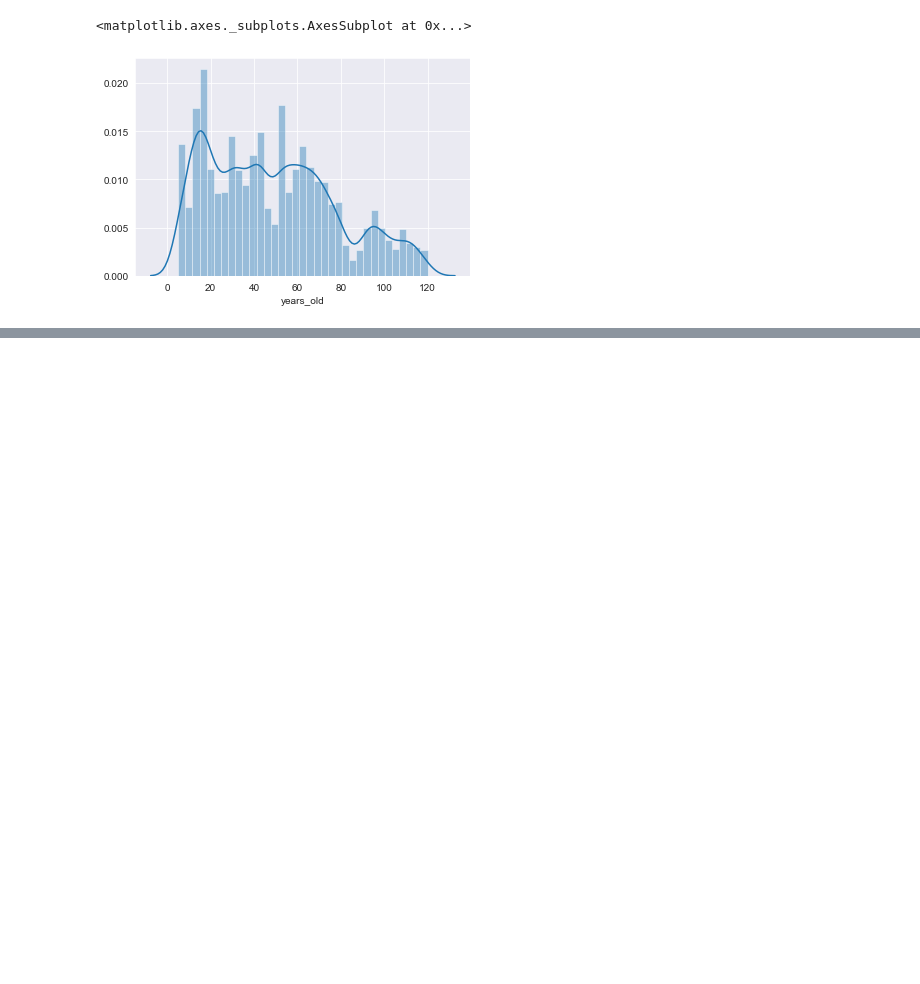
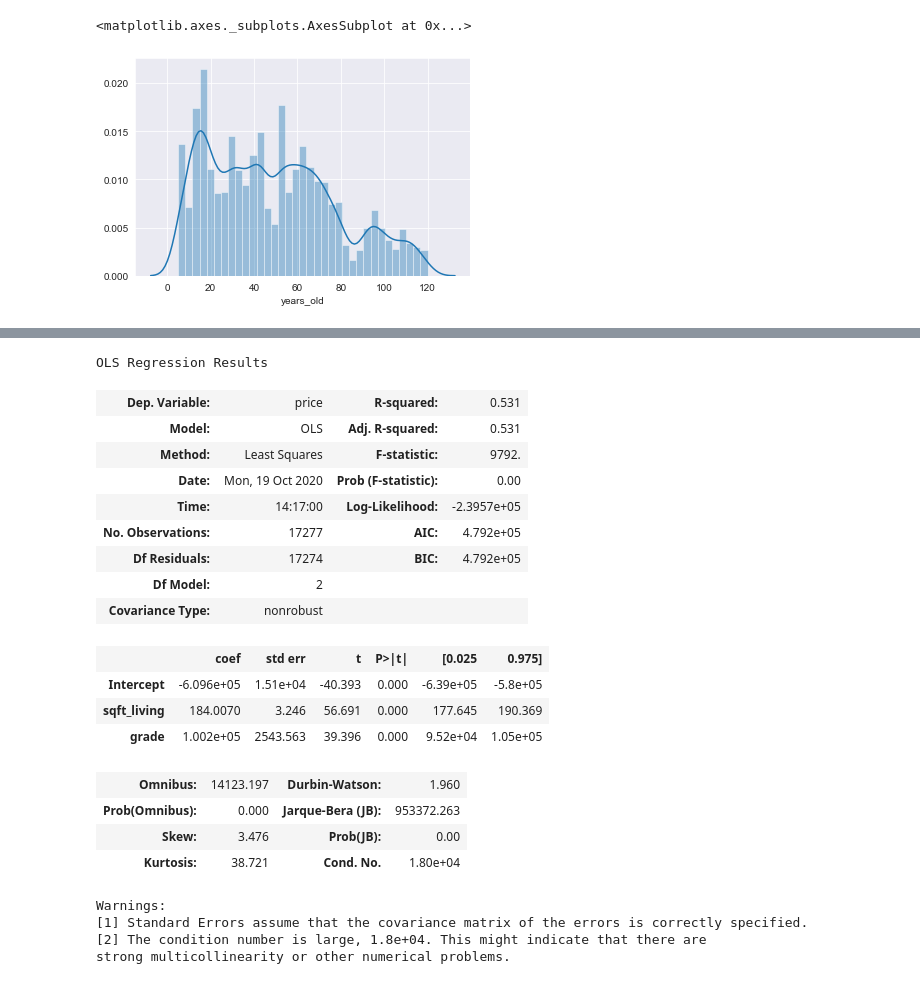
Before and after one commit to griffinhundley/predicting-housing-prices, a Jupyter notebook: data-cleaning.ipynb, the cells around one changed output, grey strips where cells are left out. Cells and saved outputs as stored; diff of their text form; code cells hidden in the pictures; blank space fills up the shorter version.

```diff
--- a/data-cleaning.ipynb
+++ b/data-cleaning.ipynb
@@ -145,3 +152,32 @@ Warnings:
 [1] Standard Errors assume that the covariance matrix of the errors is correctly specified.
 [2] The condition number is large, 1.47e+05. This might indicate that there are
 strong multicollinearity or other numerical problems.
+# %%
+formula = "price ~ sqft_living + grade"
+data_ols = pd.concat([X_train, y_train], axis = 1)
+
+model_three = ols(formula= formula, data= data_ols).fit()
+model_three.summary()
+# %% [output]
+OLS Regression Results
+| Dep. Variable: | price | R-squared: | 0.531 |
+| Model: | OLS | Adj. R-squared: | 0.531 |
+| Method: | Least Squares | F-statistic: | 9792. |
+| Date: | Mon, 19 Oct 2020 | Prob (F-statistic): | 0.00 |
+| Time: | 14:17:00 | Log-Likelihood: | -2.3957e+05 |
+| No. Observations: | 17277 | AIC: | 4.792e+05 |
+| Df Residuals: | 17274 | BIC: | 4.792e+05 |
+| Df Model: | 2 |  |  |
+| Covariance Type: | nonrobust |  |  |
+|  | coef | std err | t | P>|t| | [0.025 | 0.975] |
+| Intercept | -6.096e+05 | 1.51e+04 | -40.393 | 0.000 | -6.39e+05 | -5.8e+05 |
+| sqft_living | 184.0070 | 3.246 | 56.691 | 0.000 | 177.645 | 190.369 |
+| grade | 1.002e+05 | 2543.563 | 39.396 | 0.000 | 9.52e+04 | 1.05e+05 |
+| Omnibus: | 14123.197 | Durbin-Watson: | 1.960 |
+| Prob(Omnibus): | 0.000 | Jarque-Bera (JB): | 953372.263 |
+| Skew: | 3.476 | Prob(JB): | 0.00 |
+| Kurtosis: | 38.721 | Cond. No. | 1.80e+04 |
+Warnings:
+[1] Standard Errors assume that the covariance matrix of the errors is correctly specified.
+[2] The condition number is large, 1.8e+04. This might indicate that there are
+strong multicollinearity or other numerical problems.
```
Also changed, not shown: parts of 9 cells of this notebook, 1 other file.
